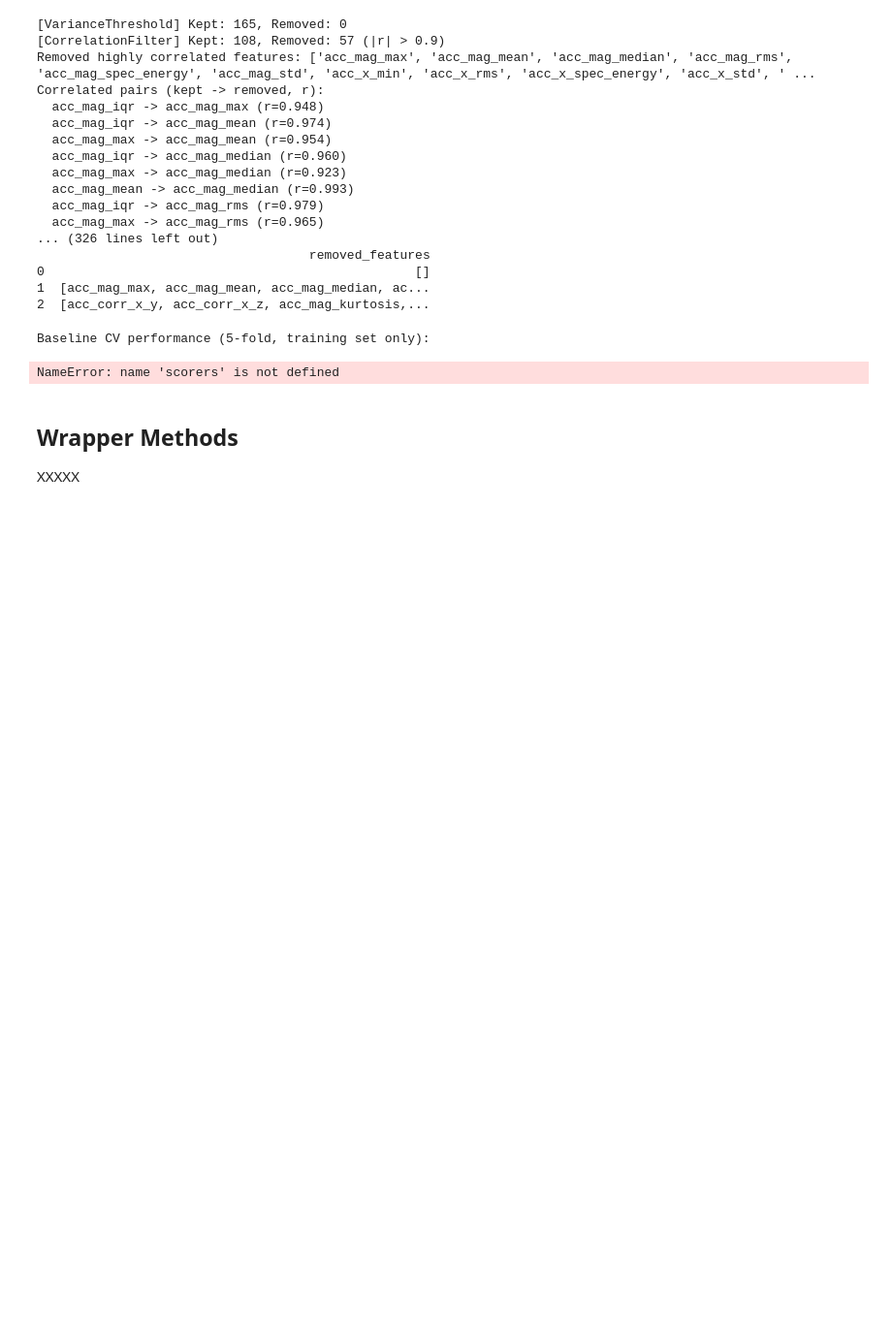
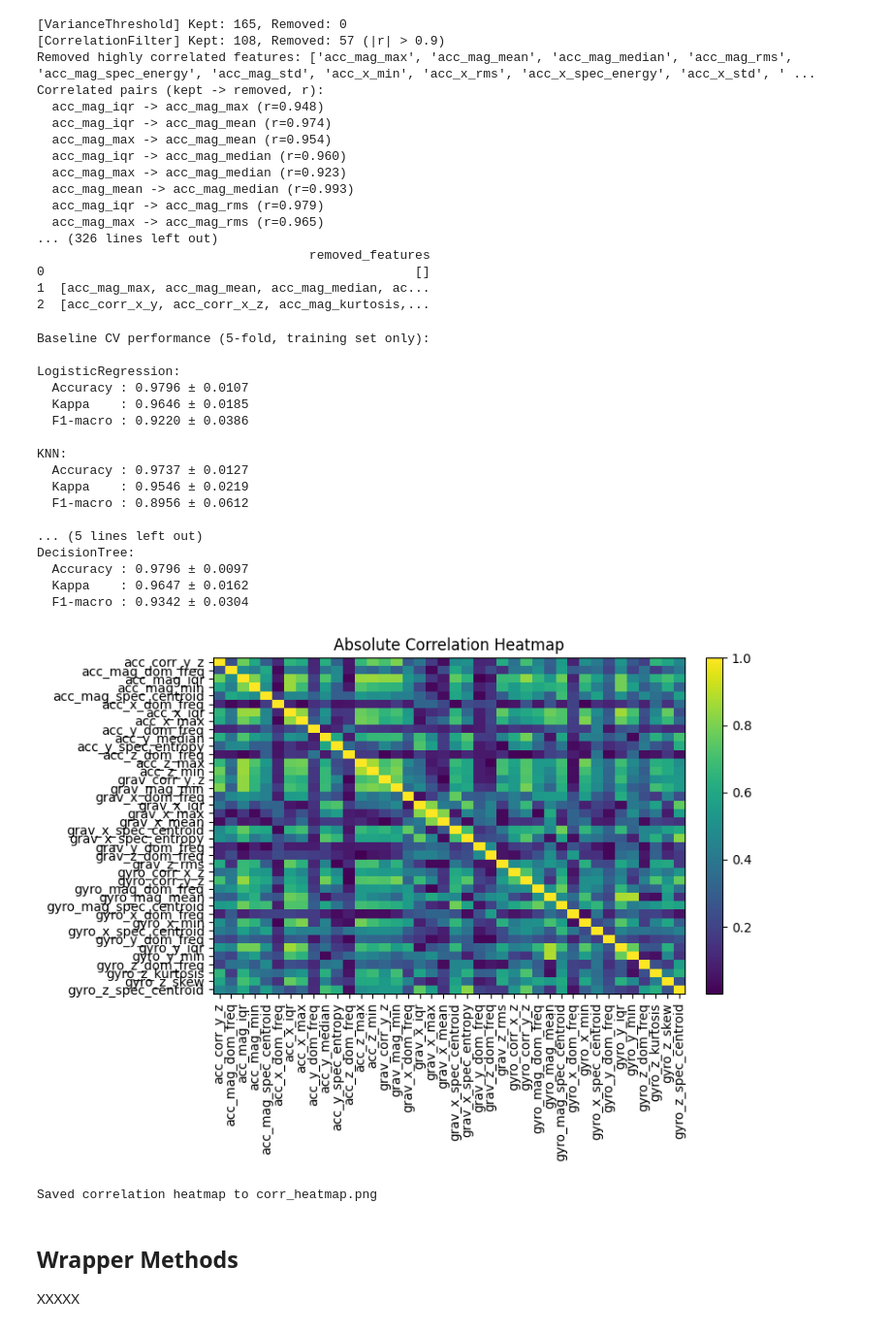
Before and after one commit to ozde12/Data-Analytics-and-Learning-Methods, a Jupyter notebook: human_activity_recognition.ipynb, the cells around one changed output. Shown at 97% size. Saved outputs shown, nothing was run; the diff lists cells and outputs as text; code cells hidden in the pictures; blank space fills up the shorter version.

```diff
--- a/human_activity_recognition.ipynb
+++ b/human_activity_recognition.ipynb
@@ -322,32 +322,56 @@ Correlated pairs (kept -> removed, r):
 # %%
 #Intermediate Results
 #Baseline models on filtered features (accuracy on held-out test set )
 models = {
     "LogisticRegression": LogisticRegression(max_iter=5000, solver="lbfgs", random_state=42),
     "KNN": KNeighborsClassifier(n_neighbors=5),
     "NaiveBayes": GaussianNB(),
     "DecisionTree": DecisionTreeClassifier(random_state=42)
+}
+
+# Define custom scorers
+scorers = {
+    "accuracy": make_scorer(accuracy_score),
+    "kappa": make_scorer(cohen_kappa_score),
+    "f1_macro": make_scorer(f1_score, average="macro")  # macro for multiclass
 }
 
 print("Baseline CV performance (5-fold, training set only):")
 for name, clf in models.items():
     cv_results = cross_validate(clf, X_train_fs.values, y_train, cv=cv, scoring=scorers)
     acc_mean, acc_std = cv_results["test_accuracy"].mean(), cv_results["test_accuracy"].std()
     kappa_mean, kappa_std = cv_results["test_kappa"].mean(), cv_results["test_kappa"].std()
     f1_mean, f1_std = cv_results["test_f1_macro"].mean(), cv_results["test_f1_macro"].std()
 
     print(f"\n{name}:")
     print(f"  Accuracy : {acc_mean:.4f} ± {acc_std:.4f}")
     print(f"  Kappa    : {kappa_mean:.4f} ± {kappa_std:.4f}")
     print(f"  F1-macro : {f1_mean:.4f} ± {f1_std:.4f}")
 
 # Optional: visualize correlation after variance filtering
 # Correlation heatmap (saved to figures/, non-blocking)
 plot_correlation_heatmap(pd.DataFrame(Xf_train, columns=names_f), show=True, block=False, save_path="figures/corr_heatmap.png")
 print("Saved correlation heatmap to corr_heatmap.png")
 # %% [output]
 Baseline CV performance (5-fold, training set only):
+
+LogisticRegression:
+  Accuracy : 0.9796 ± 0.0107
+  Kappa    : 0.9646 ± 0.0185
+  F1-macro : 0.9220 ± 0.0386
+
+KNN:
+  Accuracy : 0.9737 ± 0.0127
+  Kappa    : 0.9546 ± 0.0219
+  F1-macro : 0.8956 ± 0.0612
+
+... (5 lines left out)
+DecisionTree:
+  Accuracy : 0.9796 ± 0.0097
+  Kappa    : 0.9647 ± 0.0162
+  F1-macro : 0.9342 ± 0.0304
+[figure, added]
-NameError: name 'scorers' is not defined
+Saved correlation heatmap to corr_heatmap.png
 # %% [markdown]
 ## Wrapper Methods
 XXXXX
```
Also changed, not shown: parts of 5 cells of this notebook, 1 other file.
